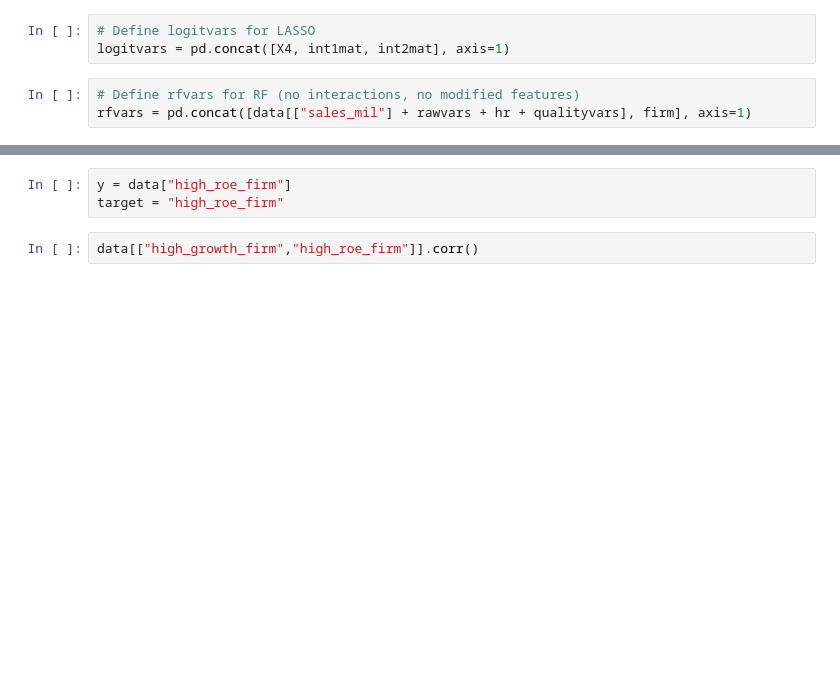
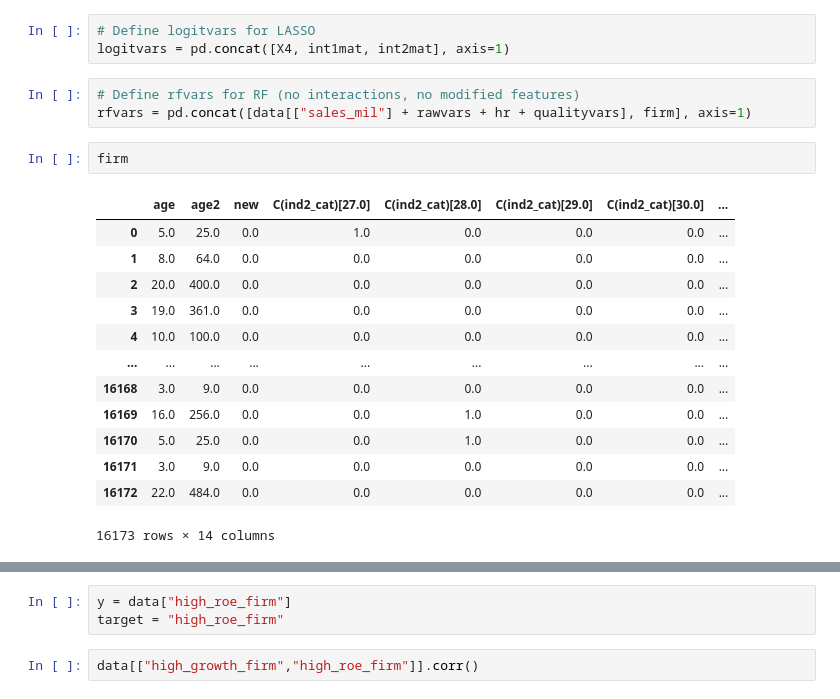
Before and after one commit to adamvig96/Prediction-with-Machine-Learning-for-Economists, a Jupyter notebook: Assignment-3/code/predict-roe.ipynb, the cells around one changed output, grey strips where cells are left out. Drawn from its saved outputs; the diff is of its cells as text; blank space fills up the shorter version.

```diff
--- a/Assignment-3/code/predict-roe.ipynb
+++ b/Assignment-3/code/predict-roe.ipynb
@@ -324,3 +324,19 @@ logitvars = pd.concat([X4, int1mat, int2mat], axis=1)
 # %%
 # Define rfvars for RF (no interactions, no modified features)
 rfvars = pd.concat([data[["sales_mil"] + rawvars + hr + qualityvars], firm], axis=1)
+# %%
+firm
+# %% [output]
+|  | age | age2 | new | C(ind2_cat)[27.0] | C(ind2_cat)[28.0] | C(ind2_cat)[29.0] | C(ind2_cat)[30.0] | ... |
+| 0 | 5.0 | 25.0 | 0.0 | 1.0 | 0.0 | 0.0 | 0.0 | ... |
+| 1 | 8.0 | 64.0 | 0.0 | 0.0 | 0.0 | 0.0 | 0.0 | ... |
+| 2 | 20.0 | 400.0 | 0.0 | 0.0 | 0.0 | 0.0 | 0.0 | ... |
+| 3 | 19.0 | 361.0 | 0.0 | 0.0 | 0.0 | 0.0 | 0.0 | ... |
+| 4 | 10.0 | 100.0 | 0.0 | 0.0 | 0.0 | 0.0 | 0.0 | ... |
+| ... | ... | ... | ... | ... | ... | ... | ... | ... |
+| 16168 | 3.0 | 9.0 | 0.0 | 0.0 | 0.0 | 0.0 | 0.0 | ... |
+| 16169 | 16.0 | 256.0 | 0.0 | 0.0 | 1.0 | 0.0 | 0.0 | ... |
+| 16170 | 5.0 | 25.0 | 0.0 | 0.0 | 1.0 | 0.0 | 0.0 | ... |
+| 16171 | 3.0 | 9.0 | 0.0 | 0.0 | 0.0 | 0.0 | 0.0 | ... |
+| 16172 | 22.0 | 484.0 | 0.0 | 0.0 | 0.0 | 0.0 | 0.0 | ... |
+16173 rows × 14 columns
```
Also changed, not shown: parts of 10 cells of this notebook.
